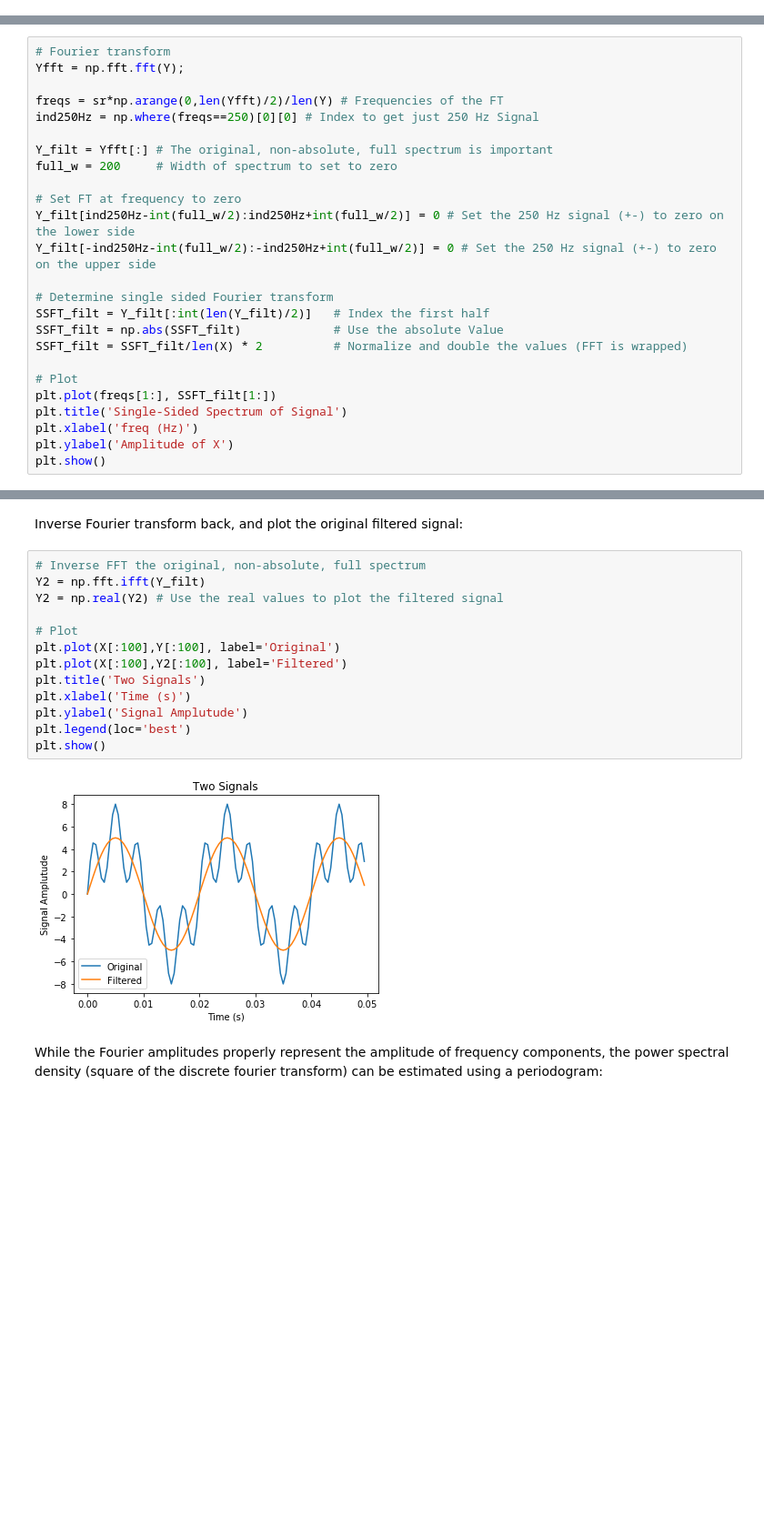
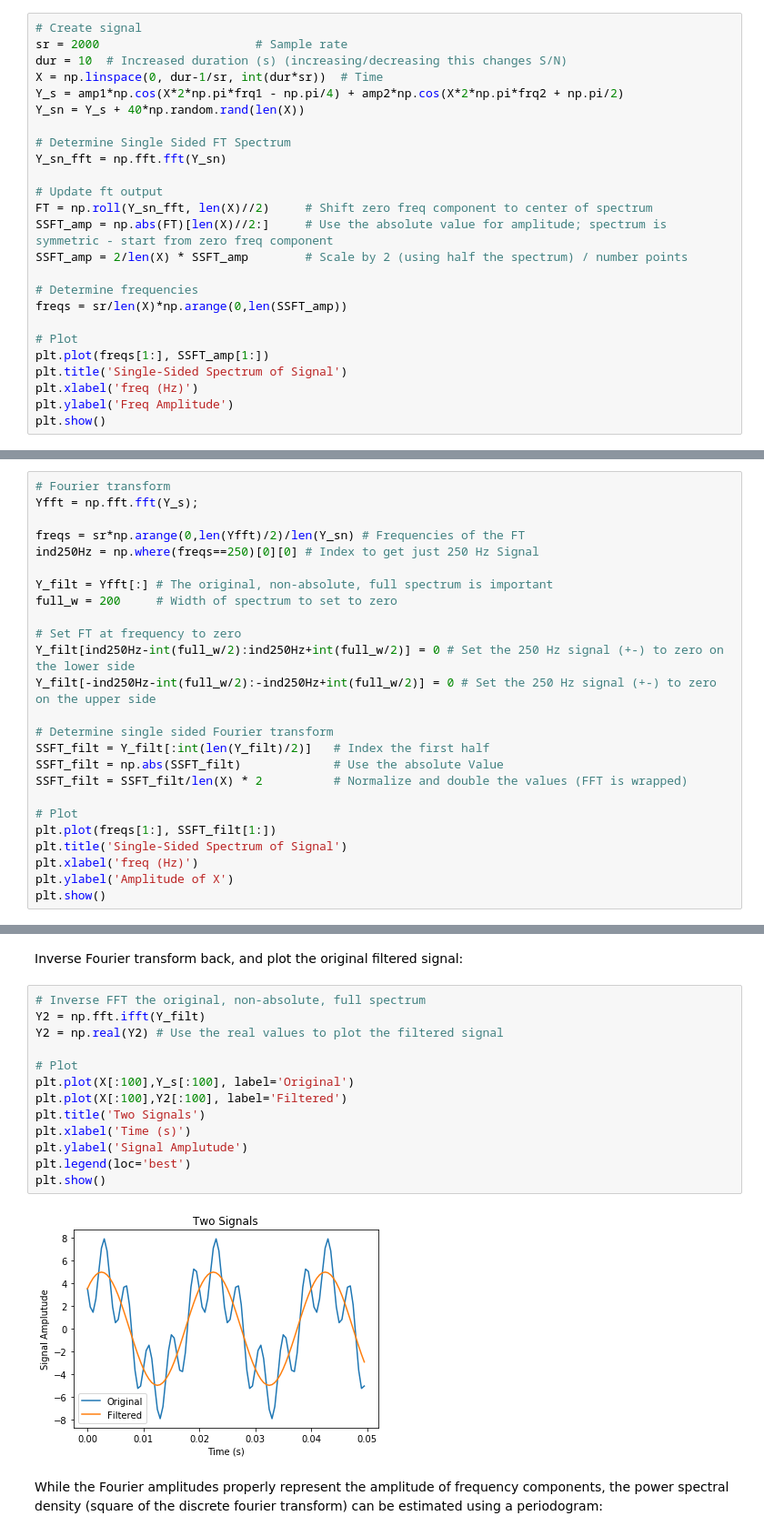
Before and after one commit to blakeflei/IntroScientificPythonWithJupyter, a Jupyter notebook: 08 - Signal Processing - Scipy.ipynb, the cells around one changed output, grey strips where cells are left out. Shown at 91% size. Saved outputs shown, nothing was run; the diff lists cells and outputs as text; blank space fills up the shorter version.

```diff
--- a/08 - Signal Processing - Scipy.ipynb
+++ b/08 - Signal Processing - Scipy.ipynb
@@ -108,0 +121,25 @@ plt.show()
+# %%
+# Create signal
+sr = 2000                      # Sample rate
+dur = 10  # Increased duration (s) (increasing/decreasing this changes S/N)
+X = np.linspace(0, dur-1/sr, int(dur*sr))  # Time
+Y_s = amp1*np.cos(X*2*np.pi*frq1 - np.pi/4) + amp2*np.cos(X*2*np.pi*frq2 + np.pi/2)
+Y_sn = Y_s + 40*np.random.rand(len(X))
+
+# Determine Single Sided FT Spectrum
+Y_sn_fft = np.fft.fft(Y_sn)
+
+# Update ft output
+FT = np.roll(Y_sn_fft, len(X)//2)     # Shift zero freq component to center of spectrum
+SSFT_amp = np.abs(FT)[len(X)//2:]     # Use the absolute value for amplitude; spectrum is symmetric - start from zero freq component
+SSFT_amp = 2/len(X) * SSFT_amp        # Scale by 2 (using half the spectrum) / number points
+
+# Determine frequencies
+freqs = sr/len(X)*np.arange(0,len(SSFT_amp))
+
+# Plot
+plt.plot(freqs[1:], SSFT_amp[1:])
+plt.title('Single-Sided Spectrum of Signal')
+plt.xlabel('freq (Hz)')
+plt.ylabel('Freq Amplitude')
+plt.show()
@@ -123,9 +249,9 @@ plt.show()
 Perform the Fourier transform, and set the 200 Hz signal to zero:
 # %%
 # Fourier transform
-Yfft = np.fft.fft(Y);
+Yfft = np.fft.fft(Y_s);
 
-freqs = sr*np.arange(0,len(Yfft)/2)/len(Y) # Frequencies of the FT
+freqs = sr*np.arange(0,len(Yfft)/2)/len(Y_sn) # Frequencies of the FT
 ind250Hz = np.where(freqs==250)[0][0] # Index to get just 250 Hz Signal
 
 Y_filt = Yfft[:] # The original, non-absolute, full spectrum is important
@@ -153,18 +279,18 @@ Inverse Fourier transform back, and plot the original filtered signal:
 # %%
 # Inverse FFT the original, non-absolute, full spectrum
 Y2 = np.fft.ifft(Y_filt)
 Y2 = np.real(Y2) # Use the real values to plot the filtered signal
 
 # Plot
-plt.plot(X[:100],Y[:100], label='Original')
+plt.plot(X[:100],Y_s[:100], label='Original')
 plt.plot(X[:100],Y2[:100], label='Filtered')
 plt.title('Two Signals')
 plt.xlabel('Time (s)')
 plt.ylabel('Signal Amplutude')
 plt.legend(loc='best')
 plt.show()
 # %% [output]
-[figure, old version]
+[figure, new version]
 # %% [markdown]
 While the Fourier amplitudes properly represent the amplitude of frequency components, the power spectral density (square of the discrete fourier transform) can be estimated using a periodogram:
 # %%
```
Also changed, not shown: parts of 21 cells of this notebook.
